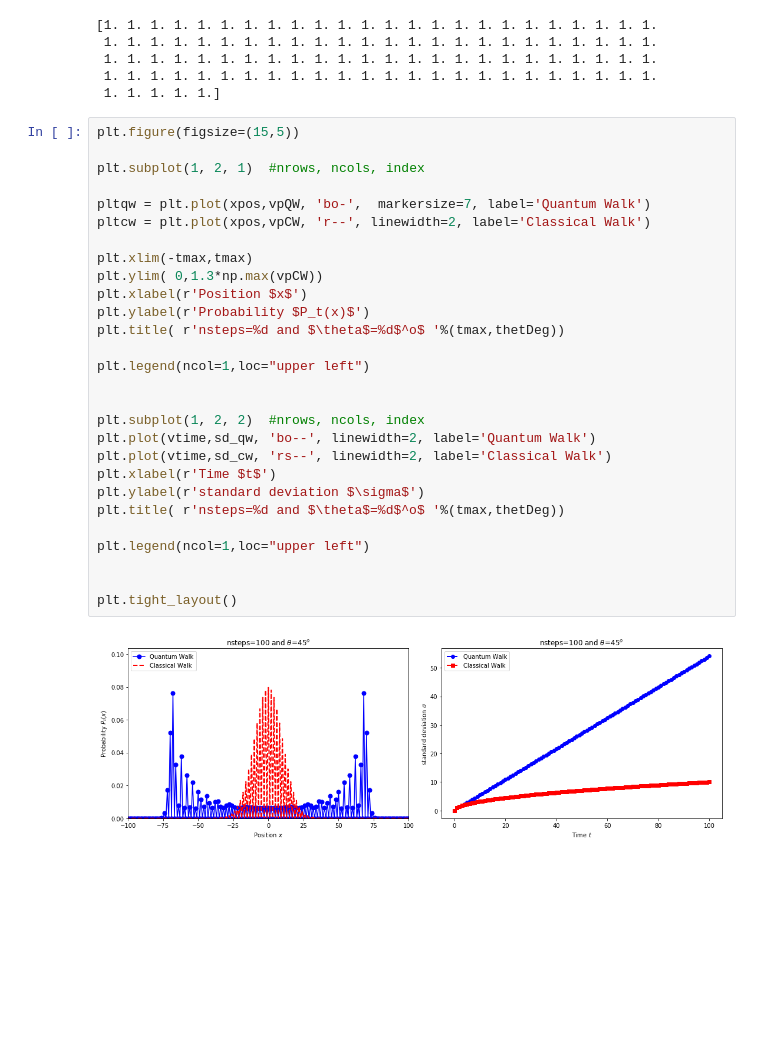
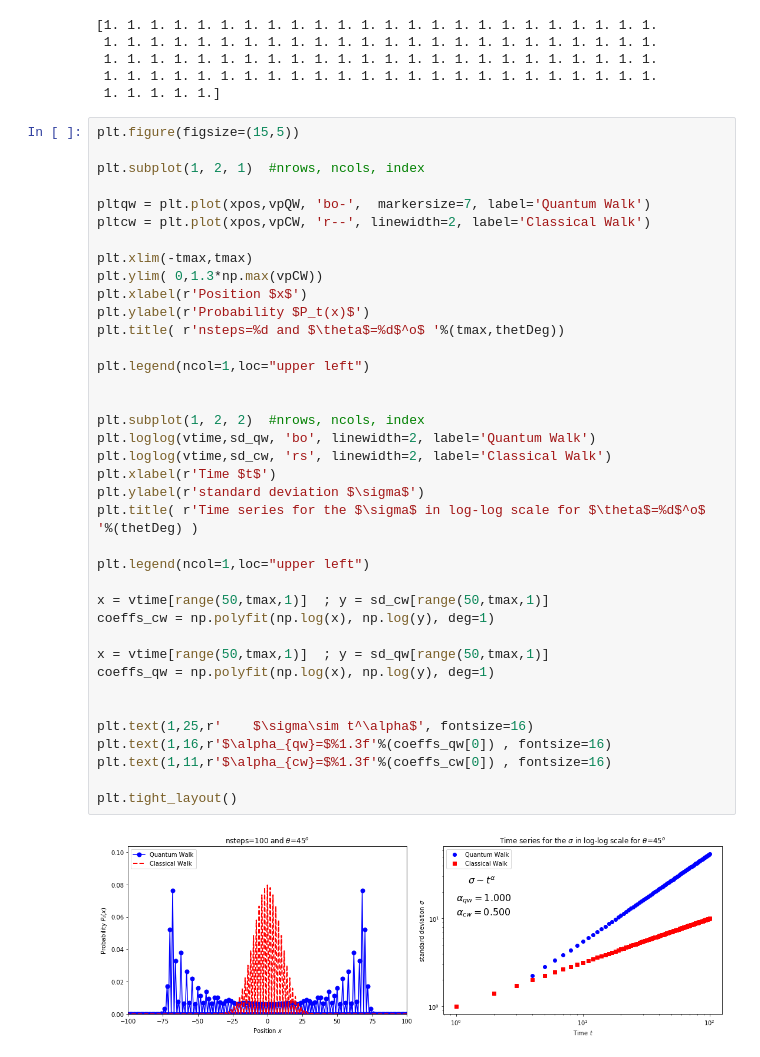
Before and after one commit to PiresMA/quantum-walk-1D, a Jupyter notebook: qw_01_px.ipynb, the cells around one changed output. Drawn from its saved outputs; the diff is of its cells as text; blank space fills up the shorter version.

```diff
--- a/qw_01_px.ipynb
+++ b/qw_01_px.ipynb
@@ -115,30 +115,40 @@ print(  vSumP )
 # %%
 plt.figure(figsize=(15,5))
 
 plt.subplot(1, 2, 1)  #nrows, ncols, index
 
 pltqw = plt.plot(xpos,vpQW, 'bo-',  markersize=7, label='Quantum Walk')
 pltcw = plt.plot(xpos,vpCW, 'r--', linewidth=2, label='Classical Walk')
 
 plt.xlim(-tmax,tmax)
 plt.ylim( 0,1.3*np.max(vpCW))
 plt.xlabel(r'Position $x$')
 plt.ylabel(r'Probability $P_t(x)$')
 plt.title( r'nsteps=%d and $\theta$=%d$^o$ '%(tmax,thetDeg))
 
 plt.legend(ncol=1,loc="upper left")
 
 
 plt.subplot(1, 2, 2)  #nrows, ncols, index
-plt.plot(vtime,sd_qw, 'bo--', linewidth=2, label='Quantum Walk')
-plt.plot(vtime,sd_cw, 'rs--', linewidth=2, label='Classical Walk')
+plt.loglog(vtime,sd_qw, 'bo', linewidth=2, label='Quantum Walk')
+plt.loglog(vtime,sd_cw, 'rs', linewidth=2, label='Classical Walk')
 plt.xlabel(r'Time $t$')
 plt.ylabel(r'standard deviation $\sigma$')
-plt.title( r'nsteps=%d and $\theta$=%d$^o$ '%(tmax,thetDeg))
+plt.title( r'Time series for the $\sigma$ in log-log scale for $\theta$=%d$^o$ '%(thetDeg) )
 
 plt.legend(ncol=1,loc="upper left")
 
+x = vtime[range(50,tmax,1)]  ; y = sd_cw[range(50,tmax,1)]
+coeffs_cw = np.polyfit(np.log(x), np.log(y), deg=1)
+
+x = vtime[range(50,tmax,1)]  ; y = sd_qw[range(50,tmax,1)]
+coeffs_qw = np.polyfit(np.log(x), np.log(y), deg=1)
+
+
+plt.text(1,25,r'    $\sigma\sim t^\alpha$', fontsize=16)
+plt.text(1,16,r'$\alpha_{qw}=$%1.3f'%(coeffs_qw[0]) , fontsize=16)
+plt.text(1,11,r'$\alpha_{cw}=$%1.3f'%(coeffs_cw[0]) , fontsize=16)
 
 plt.tight_layout()
 # %% [output]
-[figure, old version]
+[figure, new version]
```
